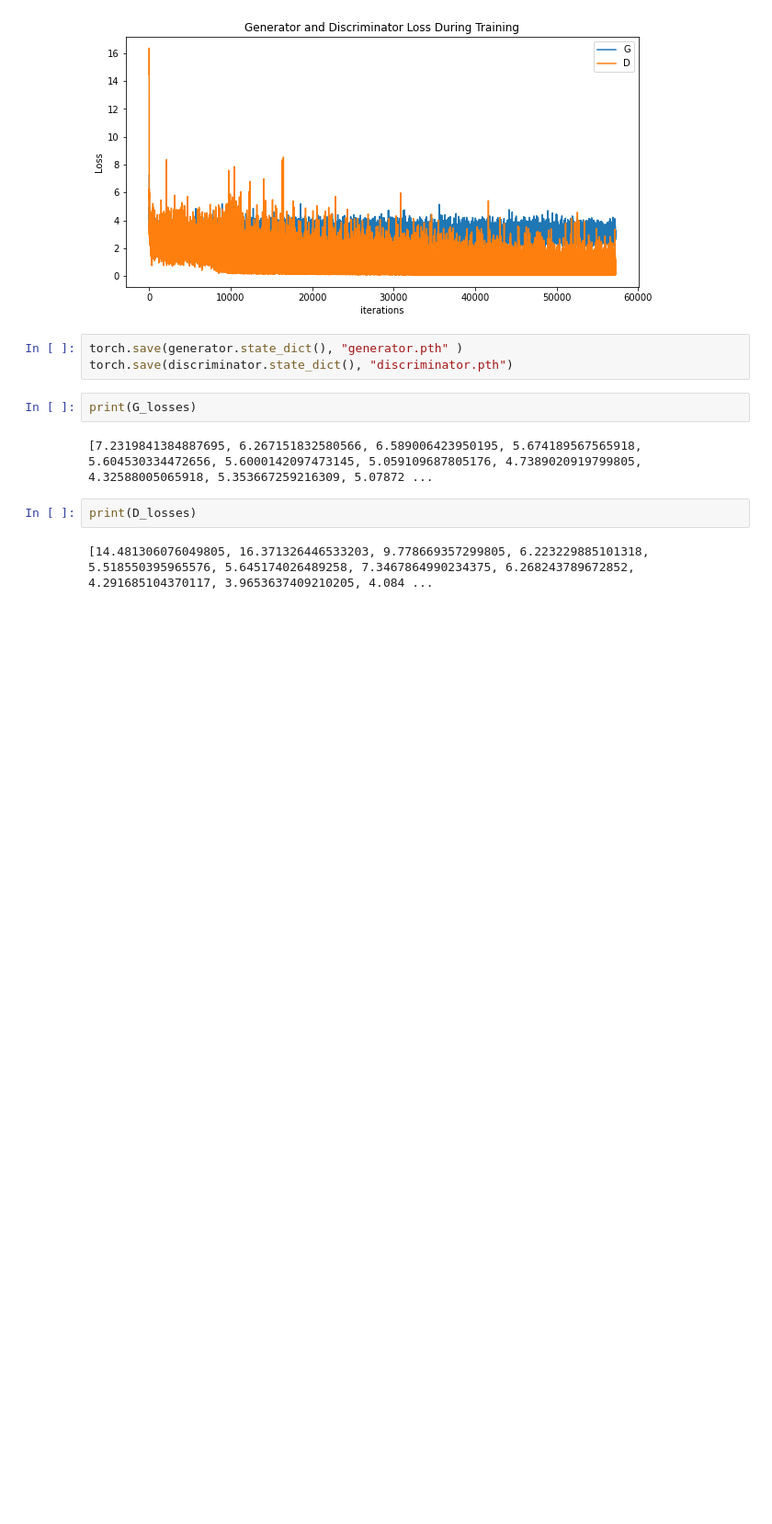
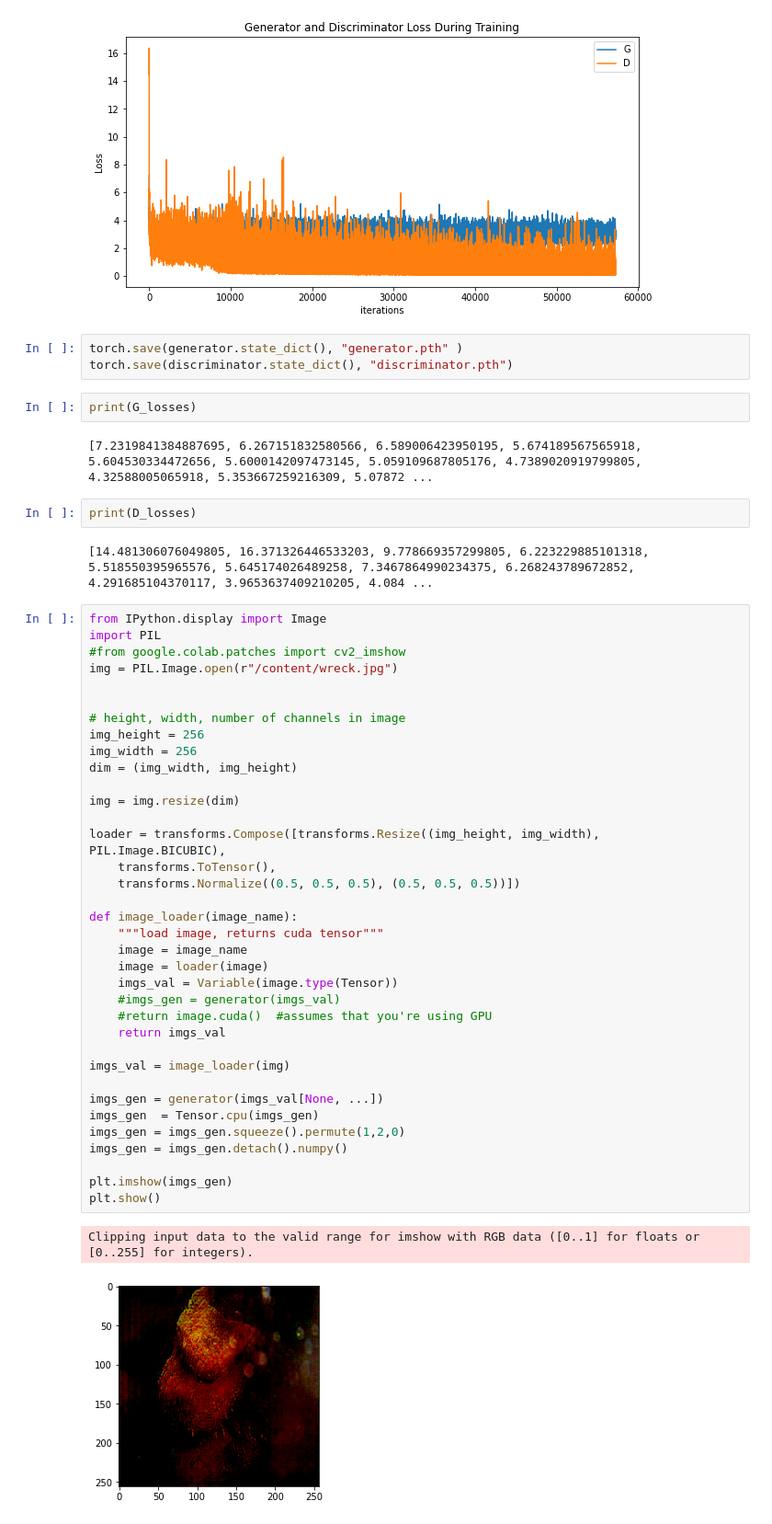
Before and after one commit to sourjyadip/ROV_GAN, a Jupyter notebook: funiegan_results.ipynb, the cells around one changed output. Shown at 92% size. Drawn from its saved outputs; the diff is of its cells as text; blank space fills up the shorter version.

```diff
--- a/funiegan_results.ipynb
+++ b/funiegan_results.ipynb
@@ -227,3 +227,42 @@ print(G_losses)
 print(D_losses)
 # %% [output]
 [14.481306076049805, 16.371326446533203, 9.778669357299805, 6.223229885101318, 5.518550395965576, 5.645174026489258, 7.3467864990234375, 6.268243789672852, 4.291685104370117, 3.9653637409210205, 4.084 ...
+# %%
+from IPython.display import Image
+import PIL
+#from google.colab.patches import cv2_imshow
+img = PIL.Image.open(r"/content/wreck.jpg")
+
+
+# height, width, number of channels in image
+img_height = 256
+img_width = 256
+dim = (img_width, img_height)
+
+img = img.resize(dim)
+
+loader = transforms.Compose([transforms.Resize((img_height, img_width), PIL.Image.BICUBIC),
+    transforms.ToTensor(),
+    transforms.Normalize((0.5, 0.5, 0.5), (0.5, 0.5, 0.5))])
+
+def image_loader(image_name):
+    """load image, returns cuda tensor"""
+    image = image_name
+    image = loader(image)
+    imgs_val = Variable(image.type(Tensor))
+    #imgs_gen = generator(imgs_val)
+    #return image.cuda()  #assumes that you're using GPU
+    return imgs_val
+
+imgs_val = image_loader(img)
+
+imgs_gen = generator(imgs_val[None, ...])
+imgs_gen  = Tensor.cpu(imgs_gen)
+imgs_gen = imgs_gen.squeeze().permute(1,2,0)
+imgs_gen = imgs_gen.detach().numpy()
+
+plt.imshow(imgs_gen)
+plt.show()
+# %% [output]
+Clipping input data to the valid range for imshow with RGB data ([0..1] for floats or [0..255] for integers).
+[figure, added]
```
Also changed, not shown: 1 other file.
